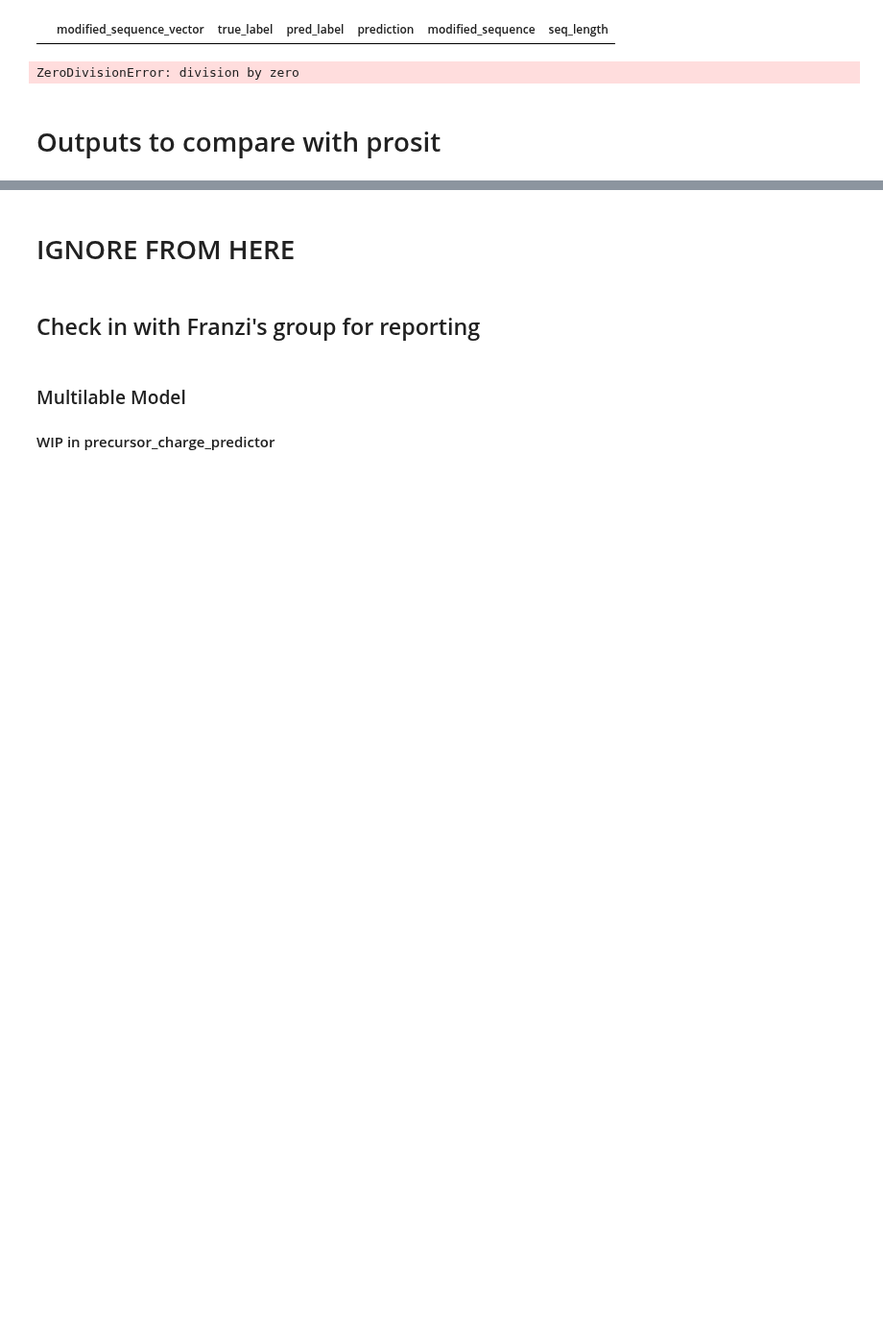
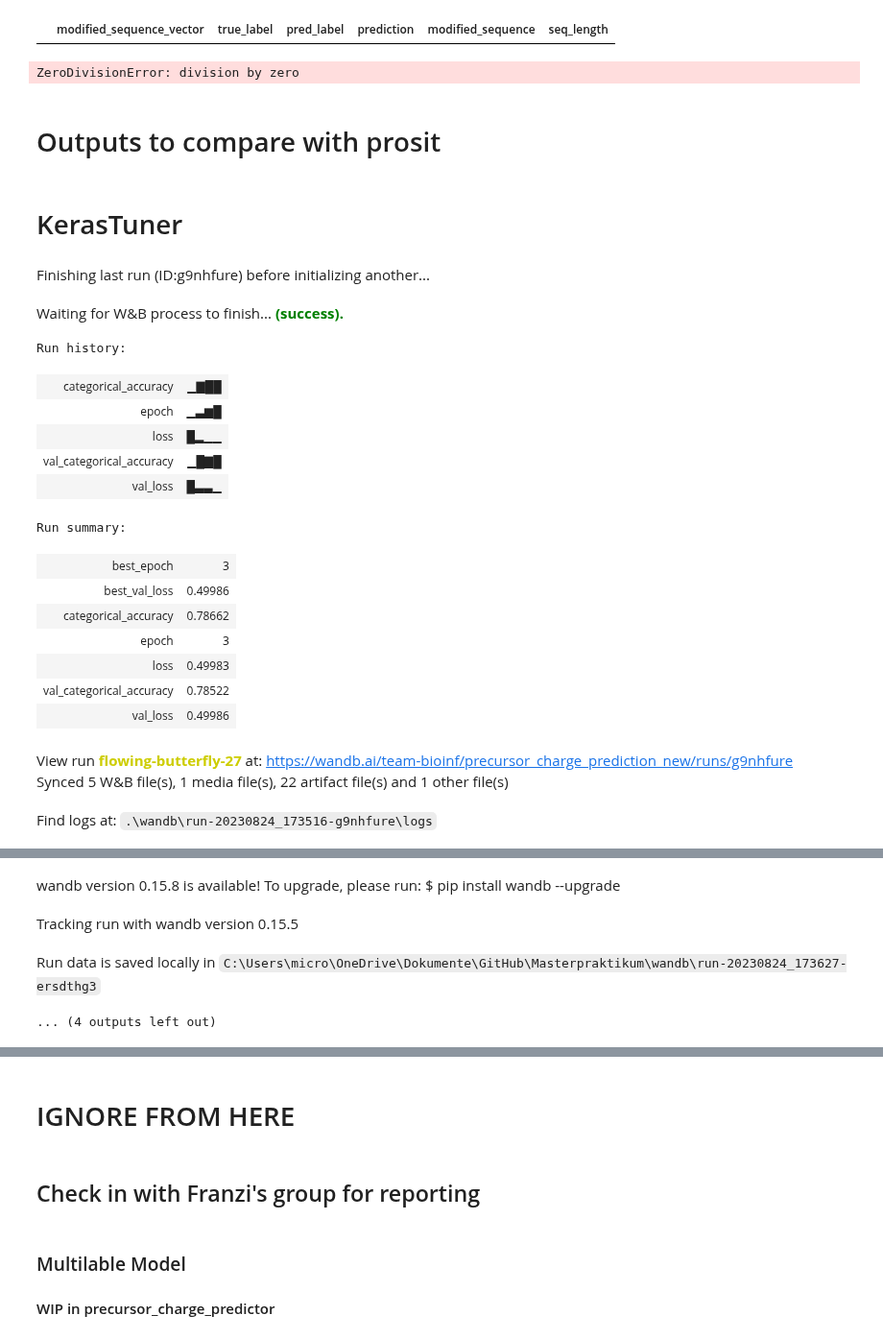
Before and after one commit to Sacesh/Masterpraktikum, a Jupyter notebook: new_charge_predictor_multiclass.ipynb, the cells around one changed output, grey strips where cells are left out. Shown at 96% size. Saved outputs shown, nothing was run; the diff lists cells and outputs as text; code cells hidden in the pictures; blank space fills up the shorter version.

```diff
--- a/new_charge_predictor_multiclass.ipynb
+++ b/new_charge_predictor_multiclass.ipynb
@@ -1060,3 +1111,27 @@ val_df.to_csv('comparison_files/val_df.tsv', sep="\t")
 test_df.to_csv('comparison_files/test_df.tsv', sep="\t")
 # %%
 print(len(train_df), len(val_df), len(test_df))
+# %% [markdown]
+# KerasTuner
+# %%
+wandb.init(project='precursor_charge_prediction_kerastuner')
+# %% [output]
+Finishing last run (ID:g9nhfure) before initializing another...
+Waiting for W&B process to finish... (success).
+Run history:
+| categorical_accuracy | ▁▇██ |
+| epoch | ▁▃▆█ |
+| loss | █▂▁▁ |
+| val_categorical_accuracy | ▁█▇█ |
+| val_loss | █▃▃▁ |
+Run summary:
+| best_epoch | 3 |
+| best_val_loss | 0.49986 |
+| categorical_accuracy | 0.78662 |
+| epoch | 3 |
+| loss | 0.49983 |
+| val_categorical_accuracy | 0.78522 |
+| val_loss | 0.49986 |
+View run flowing-butterfly-27 at: https://wandb.ai/team-bioinf/precursor_charge_prediction_new/runs/g9nhfure
+Synced 5 W&B file(s), 1 media file(s), 22 artifact file(s) and 1 other file(s)
+Find logs at: .\wandb\run-20230824_173516-g9nhfure\logs
@@ -1062,0 +1139,4 @@ print(len(train_df), len(val_df), len(test_df))
+wandb version 0.15.8 is available! To upgrade, please run: $ pip install wandb --upgrade
+Tracking run with wandb version 0.15.5
+Run data is saved locally in C:\Users\micro\OneDrive\Dokumente\GitHub\Masterpraktikum\wandb\run-20230824_173627-ersdthg3
+... (4 outputs left out)
```
Also changed, not shown: parts of 5 cells of this notebook.
